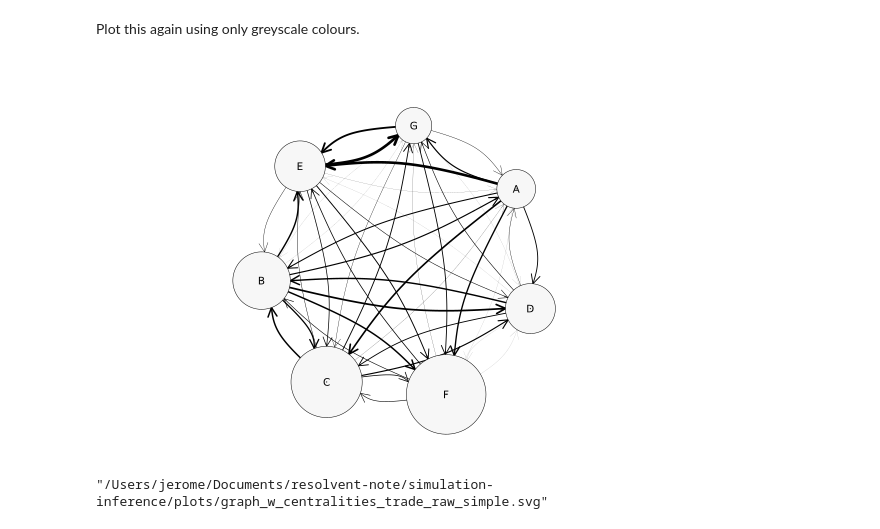
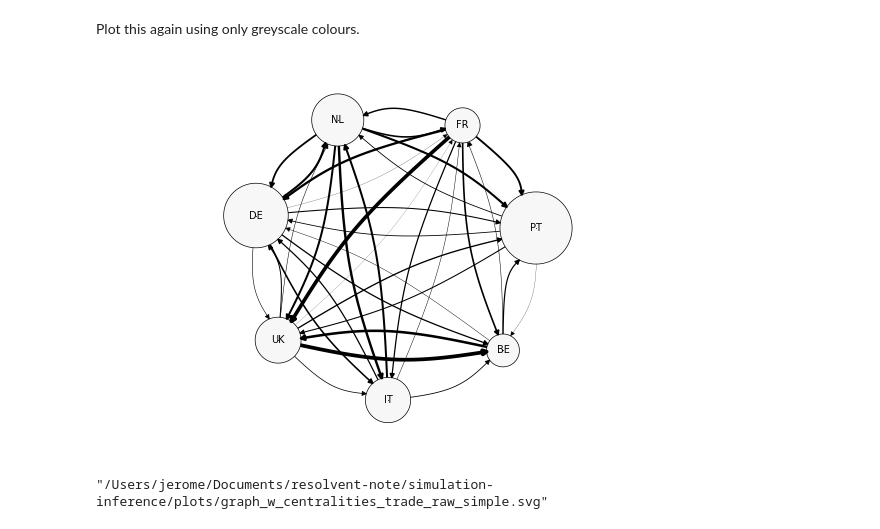
Before and after one commit to jsimons8/networkmodelssubspaces, a Jupyter notebook: empirical_application_network_centrality_trade.ipynb, the cells around one changed output. Drawn from its saved outputs; the diff is of its cells as text; code cells hidden in the pictures.

Commit message:
I added labels to the graph plot.

```diff
--- a/empirical_application_network_centrality_trade.ipynb
+++ b/empirical_application_network_centrality_trade.ipynb
@@ -4,7 +4,7 @@
 We are taking the data set used in Bykhovskaya (2019) to model the network of trade in pharmaceuticals among the twelve original European Union member states. We will take first differences across time and estimate the network of average growth rates. Based on this noisy estimate, we find coefficient-wise confidence intervals for the estimated network centralities.
 # %%
 using TimeSeries, Distributions, Statistics, LinearAlgebra, CSV, DataFrames, Random, Colors
-trade_flows_vectorised = DataFrame(CSV.File("/Users/jerome/Documents/resolvent-note/simulation-inference/data/30euro_clean.csv";header=false));
+trade_flows_vectorised = DataFrame(CSV.File("data/30euro_clean.csv";header=false));
 # %% [markdown]
 Convert this table to a sequence of adjacency matrices. To be able to abstract away from missing data issues, we start the sample in November 2004 until February 2018. This reduction provides us with a sample of length $T=161$ for a $7 \times 7$ network. We estimate the adjacency matrix $M$ by $\hat{M}$ as in Simons (2023). In particular, we average the first differences of the natural logarithm, which provides an estimate of the average growth rate. To account for potential serial correlation in the errors, we use a HAC estimator to estimate a robust covariance matrix. We interpret the nodes in the directed graph that have on average grown their trade balance the most and with most connections as the most central actors in the trade network and estimate eigenvector centralities and provide one-sided confidence intervals.
 # %%
@@ -35,0 +38,3 @@ end #t
+# %%
+using DataFrames
+country_labels = DataFrame(NodeOld = 1:12,Country = ["FR","NL","DE","IT","UK","IE","DK","EL","PT","ES","BE","LU"])
@@ -140,6 +159,8 @@ eigenvector_centralities = DataFrame(   NodeOld = node_hash_map[:,1],
                                         LogCentrality = log.(estimates_abs[:,1,1]),
                                         LogCentrality_upper = log.(estimates_abs[:,1,2]),
                                         LogCentrality_error = log.(estimates_abs[:,1,2]) - log.(estimates_abs[:,1,1]));
+eigenvector_centralities = leftjoin(eigenvector_centralities,country_labels,on = :NodeOld=>:NodeOld)
 sort!(eigenvector_centralities,:LogCentrality,rev=true)
+eigenvector_centralities[!,:Country] = convert.(String,eigenvector_centralities[!,:Country])
 #CSV.write("network_statistics.csv",eigenvector_centralities)
 # %% [output]
@@ -193,18 +212,18 @@ sort!(label_table,:NodeNew,rev=false);
 Plot this again using only greyscale colours.
 # %%
 using GraphRecipes
+pythonplot()
 c = exp.(eigenvector_centralities[:,:LogCentrality]);
-#cs = ColorScheme([colorant"orange", colorant"green"]);
 
 gpout_greyscale = GraphRecipes.graphplot(g,
                         node_weights = c,
-                        names  = eigenvector_centralities[:,:country],
+                        names  = eigenvector_centralities[:,:Country],
                         nodeshape = :circle,
-                        nodesize = .5,
+                        nodesize = .25,
                         nodecolor = "grey97",
                         markerstrokewidth=.5,
                         edgewidth = (s,d,w) -> 200*graph_estimate[s,d],
                         method=:sfdp)
 # %% [output]
-[figure, old version]
+[figure, new version]
 # %%
```
Also changed, not shown: parts of 8 cells of this notebook, 1 other file.
